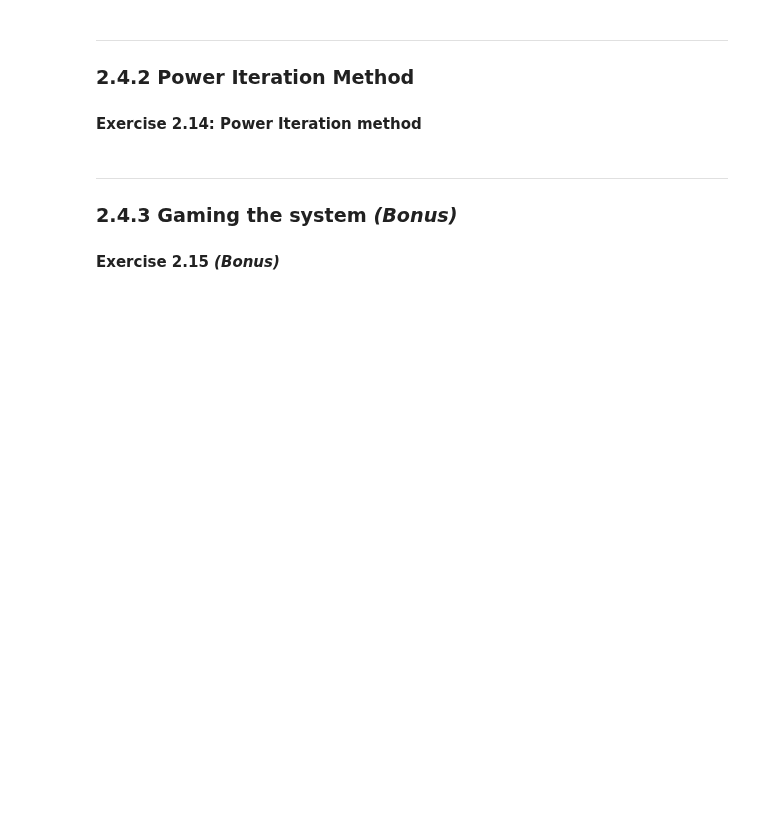
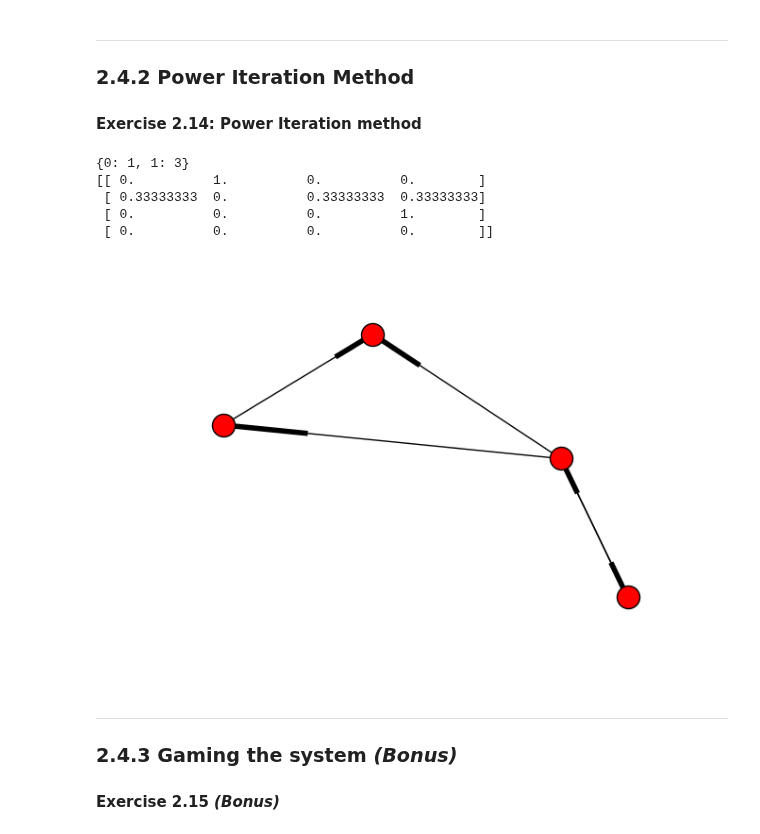
Before and after one commit to raphaelBarman/internetAnalytics, a Jupyter notebook: ix-lab2/notebooks/ix-lab2-notebook-part4.ipynb, the cells around one changed output. Cells and saved outputs as stored; diff of their text form; code cells hidden in the pictures; blank space fills up the shorter version.

```diff
--- a/ix-lab2/notebooks/ix-lab2-notebook-part4.ipynb
+++ b/ix-lab2/notebooks/ix-lab2-notebook-part4.ipynb
@@ -169,0 +172,18 @@ On this graph the pageRank algorithm makes a lot of sense. We see that we visit
+# %%
+# Test
+graph = nx.DiGraph()
+graph.add_path([0,1,2,3])
+graph.add_path([1, 3])
+graph.add_path([1, 0])
+print(graph.out_degree([0,1]))
+print(getTransitionMatrix(graph))
+nx.draw(graph)
+
+#print(graph.out_degree(e[0][1])
+# %% [output]
+{0: 1, 1: 3}
+[[ 0.          1.          0.          0.        ]
+ [ 0.33333333  0.          0.33333333  0.33333333]
+ [ 0.          0.          0.          1.        ]
+ [ 0.          0.          0.          0.        ]]
+[figure, added]
```
Also changed, not shown: parts of 4 cells of this notebook, 1 other file.
